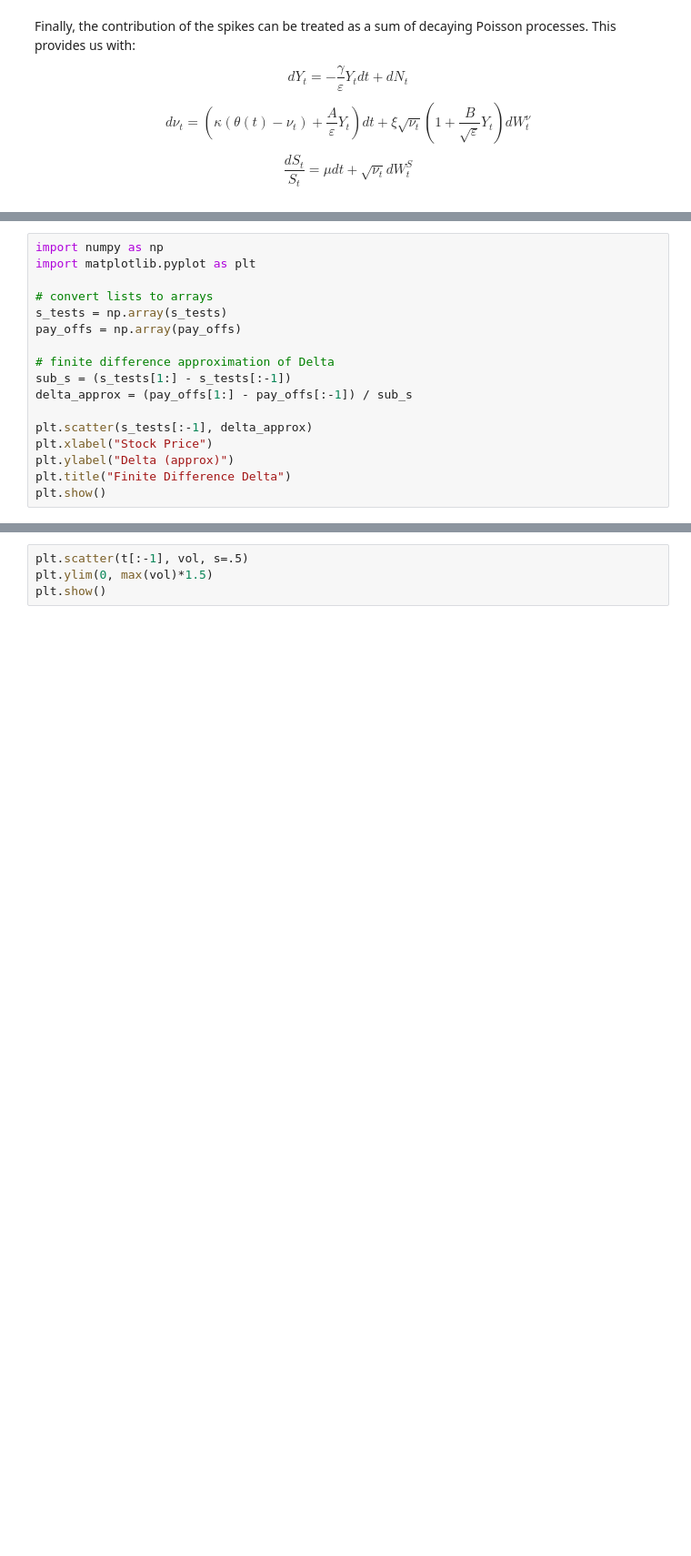
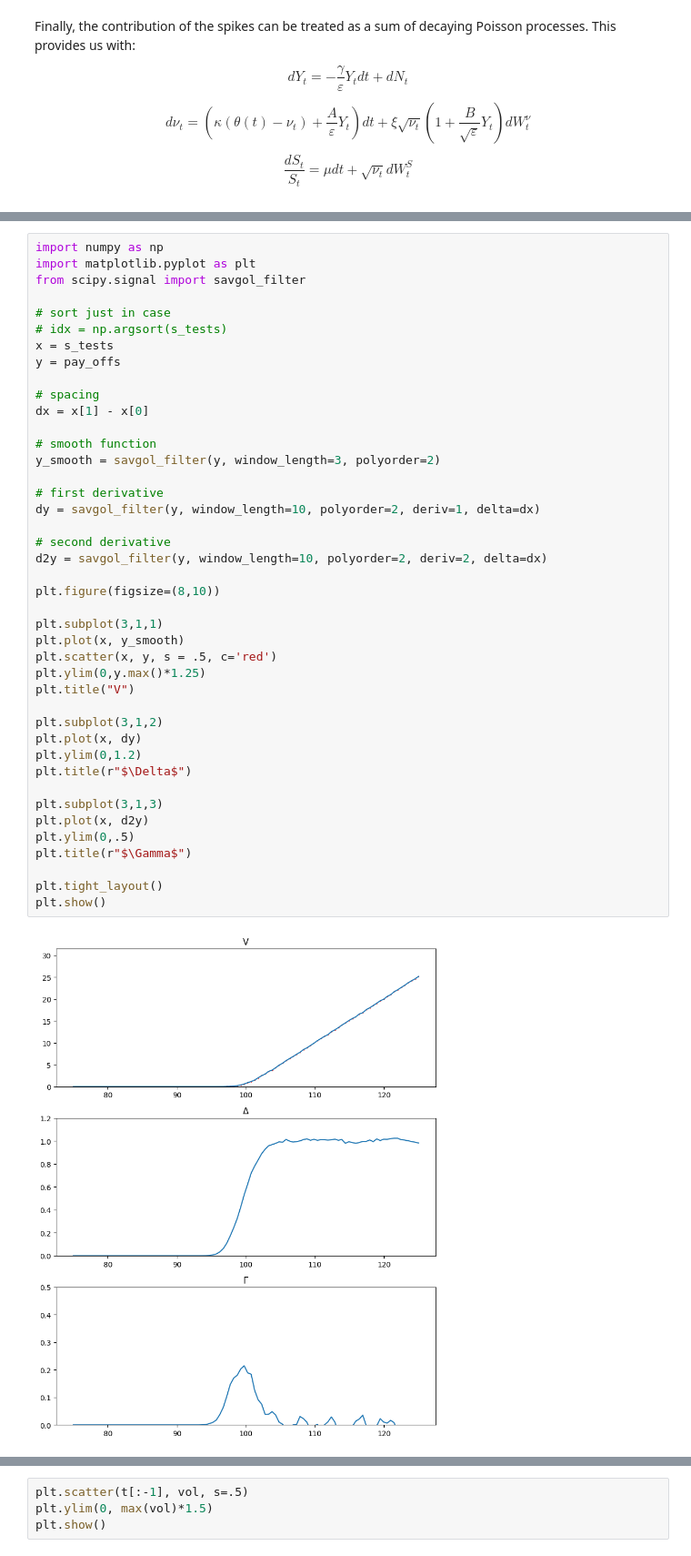
Before and after one commit to thomaskf99/m86, a Jupyter notebook: boundary_layer.ipynb, the cells around one changed output, grey strips where cells are left out. Shown at 91% size. Drawn from its saved outputs; the diff is of its cells as text; blank space fills up the shorter version.

```diff
--- a/boundary_layer.ipynb
+++ b/boundary_layer.ipynb
@@ -286,17 +262,0 @@ plt.show()
-# %%
-import numpy as np
-import matplotlib.pyplot as plt
-
-# convert lists to arrays
-s_tests = np.array(s_tests)
-pay_offs = np.array(pay_offs)
-
-# finite difference approximation of Delta
-sub_s = (s_tests[1:] - s_tests[:-1])
-delta_approx = (pay_offs[1:] - pay_offs[:-1]) / sub_s
-
-plt.scatter(s_tests[:-1], delta_approx)
-plt.xlabel("Stock Price")
-plt.ylabel("Delta (approx)")
-plt.title("Finite Difference Delta")
-plt.show()
@@ -326,3 +263,47 @@ plt.show()
+# %%
+import numpy as np
+import matplotlib.pyplot as plt
+from scipy.signal import savgol_filter
+
+# sort just in case
+# idx = np.argsort(s_tests)
+x = s_tests
+y = pay_offs
+
+# spacing
+dx = x[1] - x[0]
+
+# smooth function
+y_smooth = savgol_filter(y, window_length=3, polyorder=2)
+
+# first derivative
+dy = savgol_filter(y, window_length=10, polyorder=2, deriv=1, delta=dx)
+
+# second derivative
+d2y = savgol_filter(y, window_length=10, polyorder=2, deriv=2, delta=dx)
+
+plt.figure(figsize=(8,10))
+
+plt.subplot(3,1,1)
+plt.plot(x, y_smooth)
+plt.scatter(x, y, s = .5, c='red')
+plt.ylim(0,y.max()*1.25)
+plt.title("V")
+
+plt.subplot(3,1,2)
+plt.plot(x, dy)
+plt.ylim(0,1.2)
+plt.title(r"$\Delta$")
+
+plt.subplot(3,1,3)
+plt.plot(x, d2y)
+plt.ylim(0,.5)
+plt.title(r"$\Gamma$")
+
+plt.tight_layout()
+plt.show()
+# %% [output]
+[figure, added]
 # %%
 import numpy as np
 from arch import arch_model
```
Also changed, not shown: parts of 11 cells of this notebook, 1 other file.
